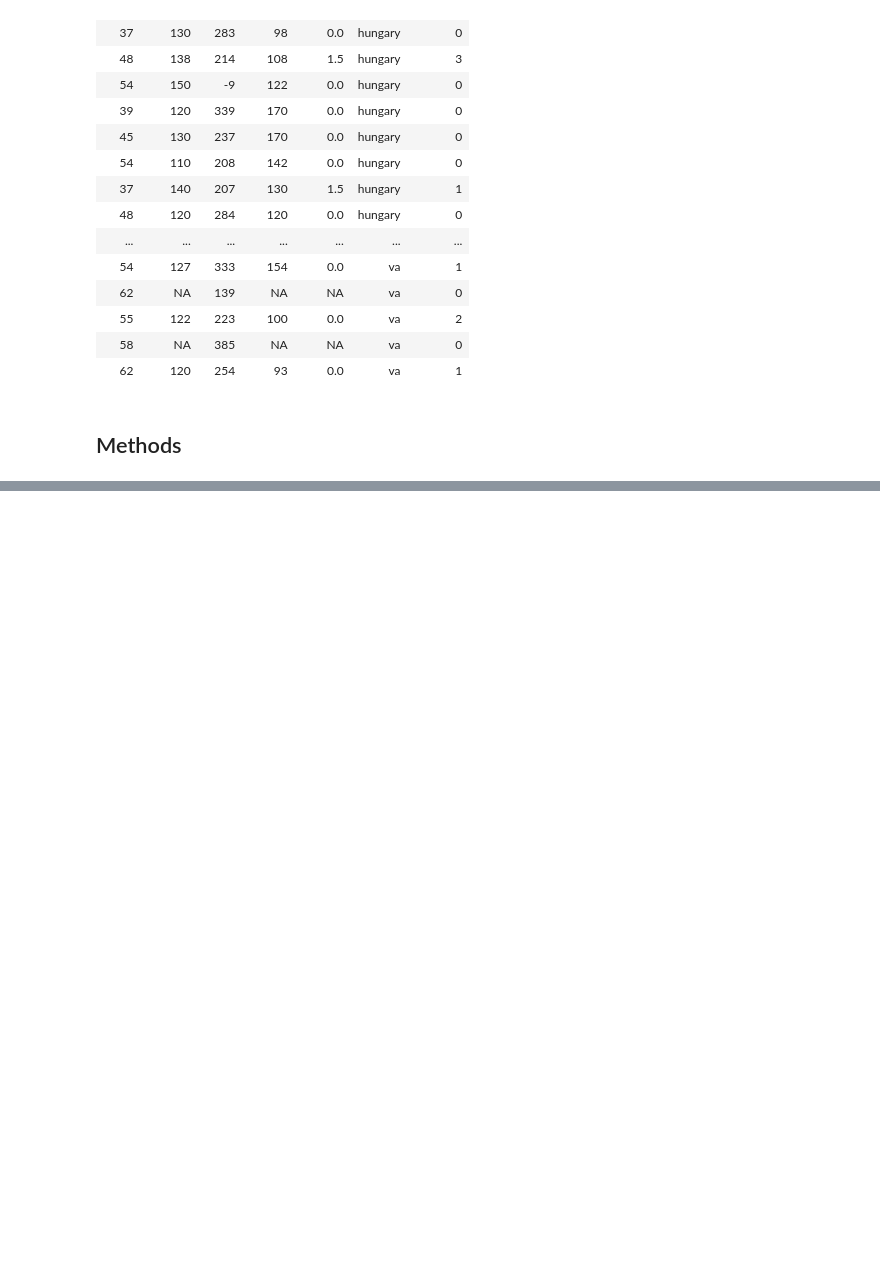
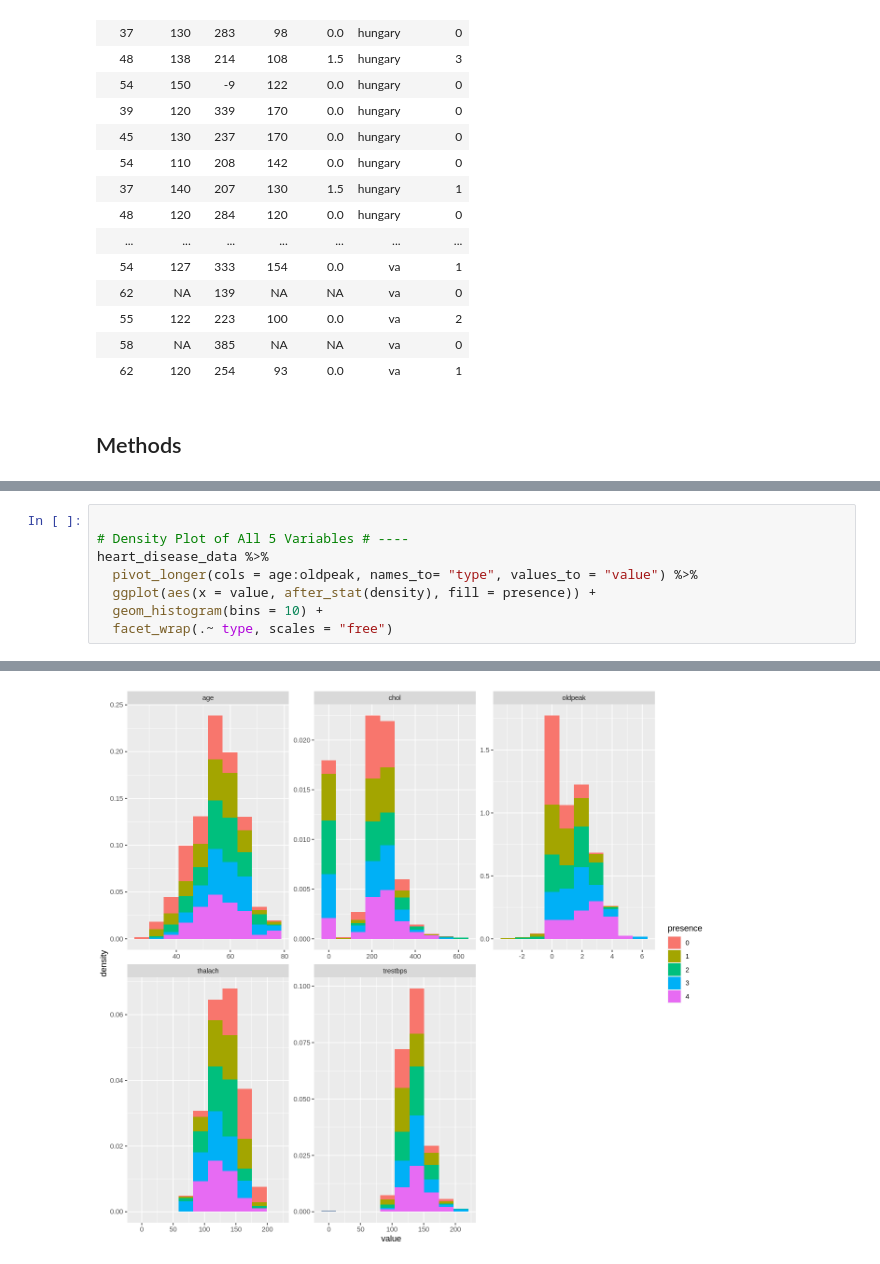
Before and after one commit to tashijain/DSCI100GroupProject, a Jupyter notebook: group_proposal.ipynb, the cells around one changed output, grey strips where cells are left out. Cells and saved outputs as stored; diff of their text form; blank space fills up the shorter version.

```diff
--- a/group_proposal.ipynb
+++ b/group_proposal.ipynb
@@ -118,0 +225,9 @@ A tibble: 920 × 7
+# %%
+
+# Density Plot of All 5 Variables # ----
+heart_disease_data %>%
+  pivot_longer(cols = age:oldpeak, names_to= "type", values_to = "value") %>%
+  ggplot(aes(x = value, after_stat(density), fill = presence)) +
+  geom_histogram(bins = 10) +
+  facet_wrap(.~ type, scales = "free")
+# %% [output]
@@ -118,0 +236 @@ A tibble: 920 × 7
+[figure, added]
```
Also changed, not shown: parts of 11 cells of this notebook.
